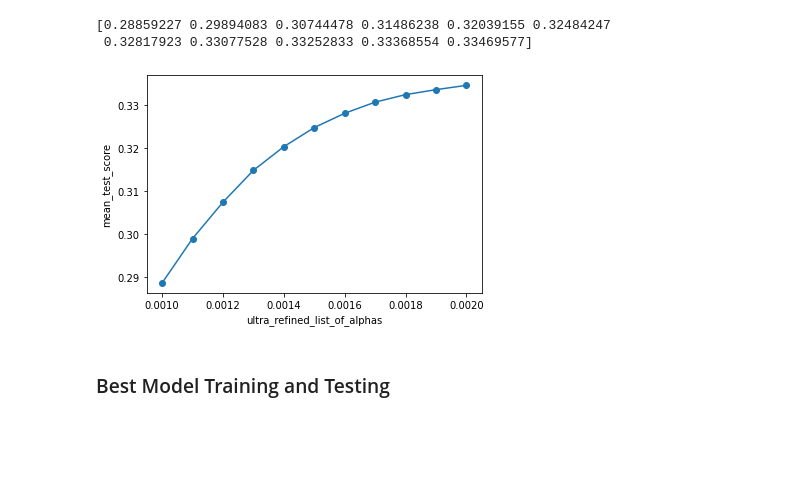
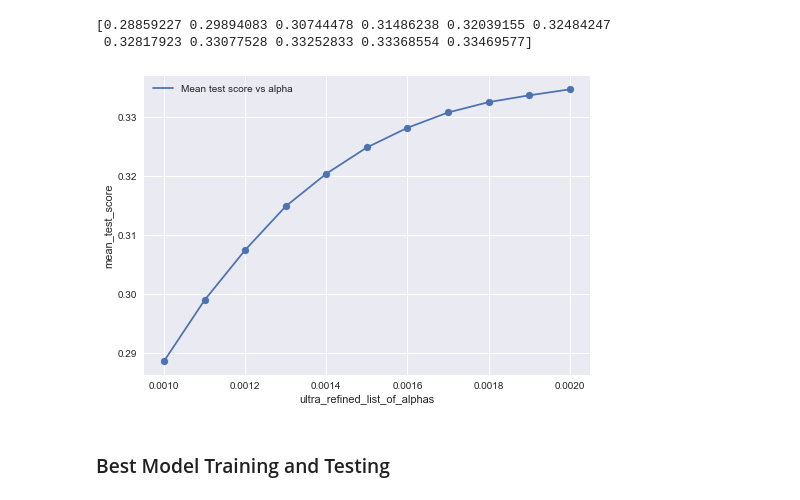
Before and after one commit to PritishWadhwa/IMDb-Movie-Rating-Predictor, a Jupyter notebook: Regression/Linear_Regression_Lasso.ipynb, the cells around one changed output. Drawn from its saved outputs; the diff is of its cells as text; code cells hidden in the pictures; blank space fills up the shorter version.

```diff
--- a/Regression/Linear_Regression_Lasso.ipynb
+++ b/Regression/Linear_Regression_Lasso.ipynb
@@ -45,10 +45,12 @@ print(gridSearch.cv_results_['mean_test_score'])
 [-0.59610317  0.17038483  0.28859227  0.32284915  0.30592017  0.18147558
   0.1120868  -0.00072692 -0.00072692]
 # %%
+plt.style.use('seaborn')
 plt.scatter(list_of_alphas[1:7],gridSearch.cv_results_['mean_test_score'][1:7])
-plt.plot(list_of_alphas[1:7],gridSearch.cv_results_['mean_test_score'][1:7])
+plt.plot(list_of_alphas[1:7],gridSearch.cv_results_['mean_test_score'][1:7], label='Mean test score vs alpha')
 plt.xlabel('list_of_alphas')
 plt.ylabel('mean_test_score')
+plt.legend()
 plt.savefig('Graphs/lasso_gs_fig1.png')
 plt.show()
 # %% [output]
@@ -74,10 +76,12 @@ print(refinedGridSearch.cv_results_['mean_test_score'])
 [0.28859227 0.33469577 0.33372347 0.32780123 0.32284915 0.31930536
  0.3162134  0.31300975 0.3093921  0.30592017]
 # %%
+plt.style.use('seaborn')
 plt.scatter(refined_list_of_alphas,refinedGridSearch.cv_results_['mean_test_score'])
-plt.plot(refined_list_of_alphas,refinedGridSearch.cv_results_['mean_test_score'])
+plt.plot(refined_list_of_alphas,refinedGridSearch.cv_results_['mean_test_score'], label='Mean test score vs alpha')
 plt.xlabel('refined_list_of_alphas')
 plt.ylabel('mean_test_score')
+plt.legend()
 plt.savefig('Graphs/lasso_gs_fig2.png')
 plt.show()
 # %% [output]
@@ -102,14 +106,16 @@ print(ultraRefinedGridSearch.cv_results_['mean_test_score'])
 [0.28859227 0.29894083 0.30744478 0.31486238 0.32039155 0.32484247
  0.32817923 0.33077528 0.33252833 0.33368554 0.33469577]
 # %%
+plt.style.use('seaborn')
 plt.scatter(ultra_refined_list_of_alphas,ultraRefinedGridSearch.cv_results_['mean_test_score'])
-plt.plot(ultra_refined_list_of_alphas,ultraRefinedGridSearch.cv_results_['mean_test_score'])
+plt.plot(ultra_refined_list_of_alphas,ultraRefinedGridSearch.cv_results_['mean_test_score'], label='Mean test score vs alpha')
 plt.xlabel('ultra_refined_list_of_alphas')
 plt.ylabel('mean_test_score')
+plt.legend()
 plt.savefig('Graphs/lasso_gs_fig3.png')
 plt.show()
 # %% [output]
-[figure, old version]
+[figure, new version]
 # %% [markdown]
 ### Best Model Training and Testing
 # %%
```
Also changed, not shown: parts of 2 cells of this notebook, 6 other files.
